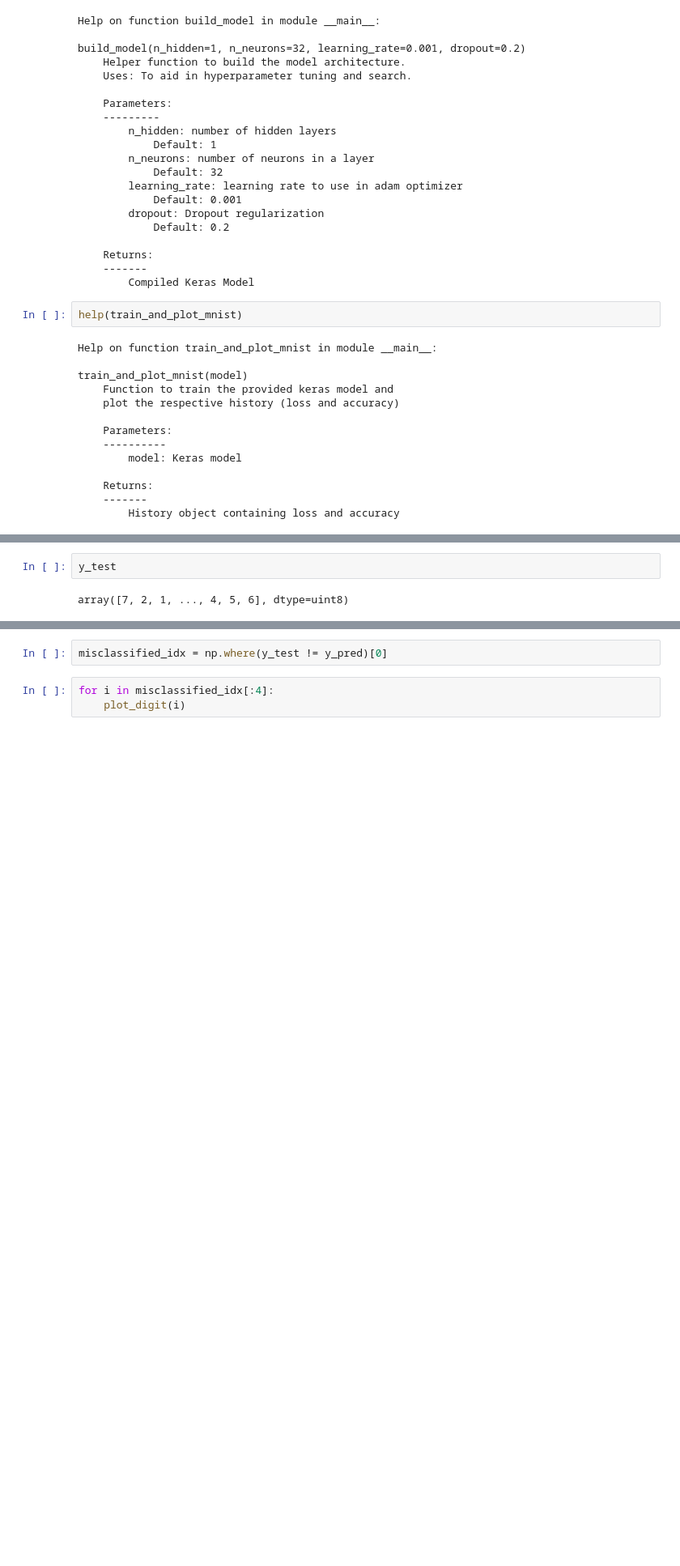
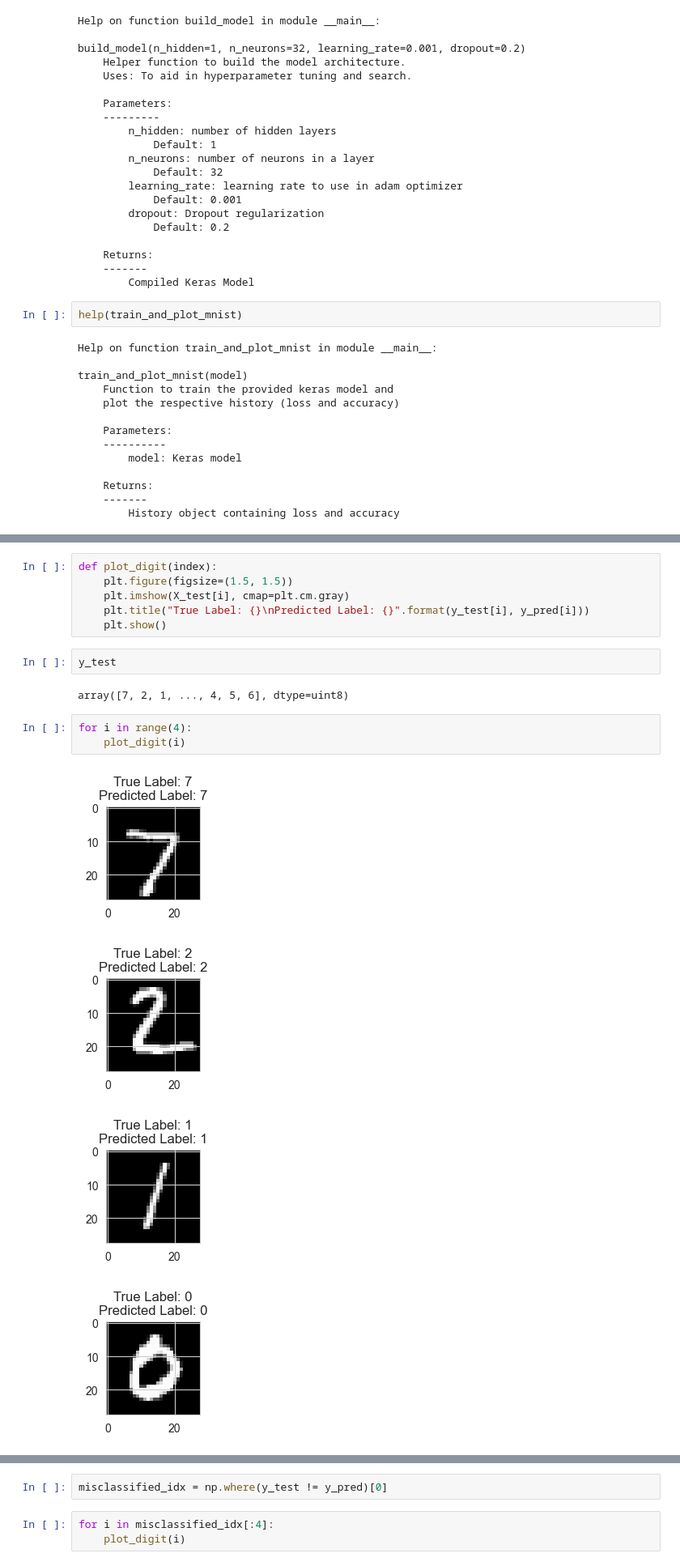
Before and after one commit to cookieSensei/PDF, a Jupyter notebook: Hyperparameter Tuning using scikit learn wrapper for Keras in Deep Learning.ipynb, the cells around one changed output, grey strips where cells are left out. Shown at 81% size. Drawn from its saved outputs; the diff is of its cells as text; blank space fills up the shorter version.

```diff
--- a/Hyperparameter Tuning using scikit learn wrapper for Keras in Deep Learning.ipynb
+++ b/Hyperparameter Tuning using scikit learn wrapper for Keras in Deep Learning.ipynb
@@ -451,5 +457,19 @@ y_pred
 array([7, 2, 1, ..., 4, 5, 6], dtype=int64)
+# %%
+def plot_digit(index):
+    plt.figure(figsize=(1.5, 1.5))
+    plt.imshow(X_test[i], cmap=plt.cm.gray)
+    plt.title("True Label: {}\nPredicted Label: {}".format(y_test[i], y_pred[i]))
+    plt.show()
 # %%
 y_test
 # %% [output]
 array([7, 2, 1, ..., 4, 5, 6], dtype=uint8)
+# %%
+for i in range(4):
+    plot_digit(i)
+# %% [output]
+[figure, added]
+[figure, added]
+[figure, added]
+[figure, added]
```
Also changed, not shown: parts of 25 cells of this notebook.
